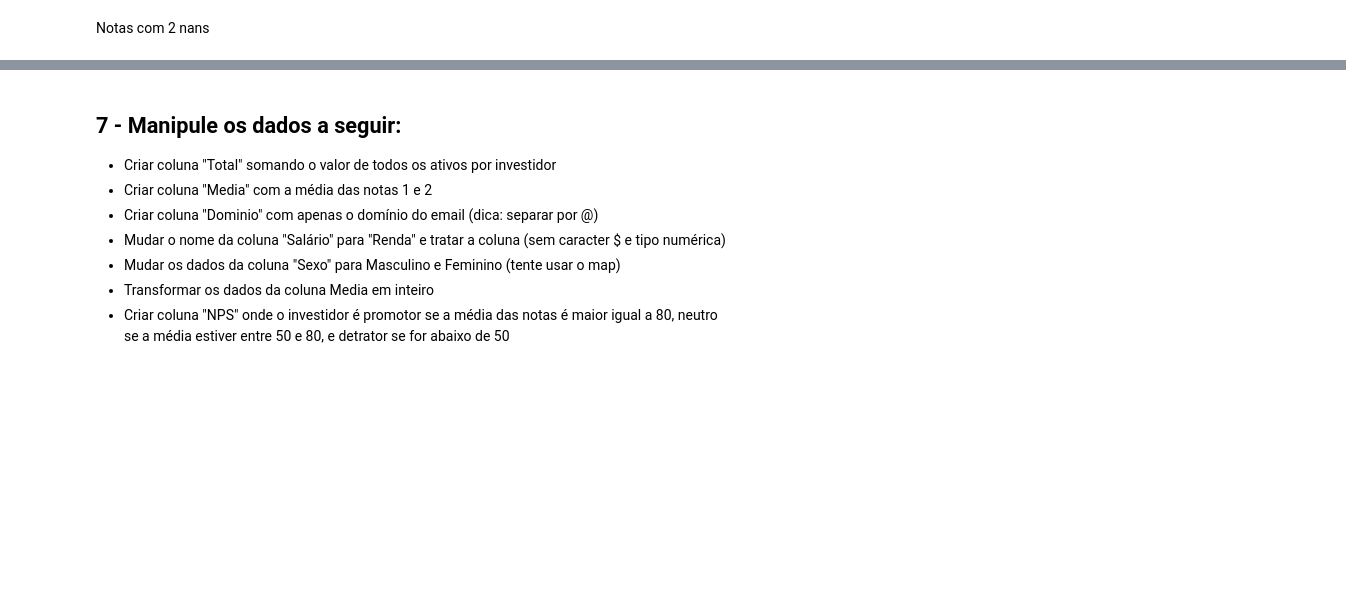
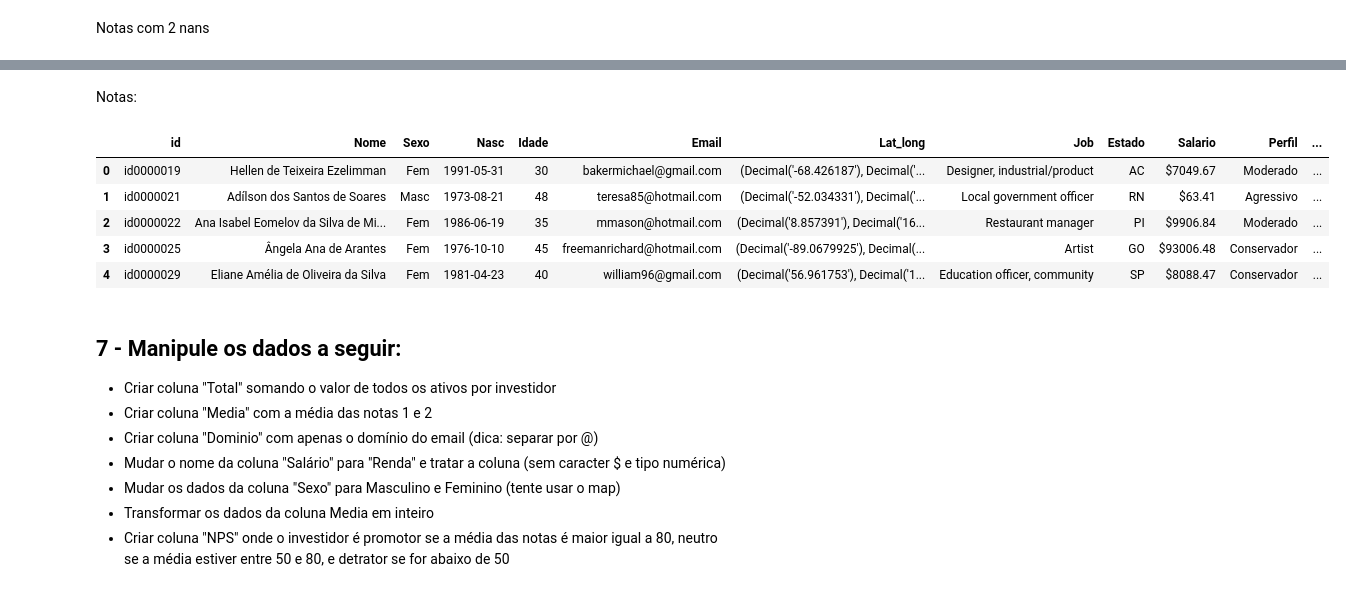
Before and after one commit to lvoltolini/970-lm-mod-III, a Jupyter notebook: Projeto Final/Proj_1_pandas_notebook.ipynb, the cells around one changed output, grey strips where cells are left out. Drawn from its saved outputs; the diff is of its cells as text; code cells hidden in the pictures; blank space fills up the shorter version.

```diff
--- a/Projeto Final/Proj_1_pandas_notebook.ipynb
+++ b/Projeto Final/Proj_1_pandas_notebook.ipynb
@@ -359,3 +380,6 @@ df_notas_nan
 | 38741 | id0038742 | 93.844274 | NaN |
 | 38744 | id0038745 | 24.872004 | NaN |
 4835 rows × 3 columns
+# %%
+df_notas_nan['mean_notas'] = df_notas_nan[['Nota1', 'Nota2']].mean(axis = 1)
+df_notas_nan
@@ -379,0 +409,2 @@ df_notas_nan[df_notas_nan[['Nota1', 'Nota2']].isna().all(axis=1)]
+# %%
+df_notas_nan['mean_notas'].fillna(-1, inplace = True)
@@ -380,3 +460,20 @@ df_notas_nan[df_notas_nan[['Nota1', 'Nota2']].isna().all(axis=1)]
+# %% [markdown]
+Notas:
+# %%
+# Para o tratamento das notas, substítuímos as colunas 'Nota1' e 'Nota2' pela coluna 'mean_notas', que dá a média das avaliações de cada investidor, ou -1, caso o investidor não tenha feito nenhuma avaliação.
+# A nota tabela dos dados ficará conhecida por 'total_fixed'.
+
+total_fixed = total.copy()
+total_fixed = total_fixed.merge(df_notas_nan, on = ['id', 'Nota1', 'Nota2'])
+total_fixed.drop(['Nota1', 'Nota2'], axis = 1, inplace = True)
+total_fixed.head()
+# %% [output]
+|  | id | Nome | Sexo | Nasc | Idade | Email | Lat_long | Job | Estado | Salario | Perfil | ... |
+| 0 | id0000019 | Hellen de Teixeira Ezelimman | Fem | 1991-05-31 | 30 | bakermichael@gmail.com | (Decimal('-68.426187'), Decimal('... | Designer, industrial/product | AC | $7049.67 | Moderado | ... |
+| 1 | id0000021 | Adílson dos Santos de Soares | Masc | 1973-08-21 | 48 | teresa85@hotmail.com | (Decimal('-52.034331'), Decimal('... | Local government officer | RN | $63.41 | Agressivo | ... |
+| 2 | id0000022 | Ana Isabel Eomelov da Silva de Mi... | Fem | 1986-06-19 | 35 | mmason@hotmail.com | (Decimal('8.857391'), Decimal('16... | Restaurant manager | PI | $9906.84 | Moderado | ... |
+| 3 | id0000025 | Ângela Ana de Arantes | Fem | 1976-10-10 | 45 | freemanrichard@hotmail.com | (Decimal('-89.0679925'), Decimal(... | Artist | GO | $93006.48 | Conservador | ... |
+| 4 | id0000029 | Eliane Amélia de Oliveira da Silva | Fem | 1981-04-23 | 40 | william96@gmail.com | (Decimal('56.961753'), Decimal('1... | Education officer, community | SP | $8088.47 | Conservador | ... |
 # %% [markdown]
 ## 7 - Manipule os dados a seguir:
 - Criar coluna "Total" somando o valor de todos os ativos por investidor
```
Also changed, not shown: parts of 12 cells of this notebook.
